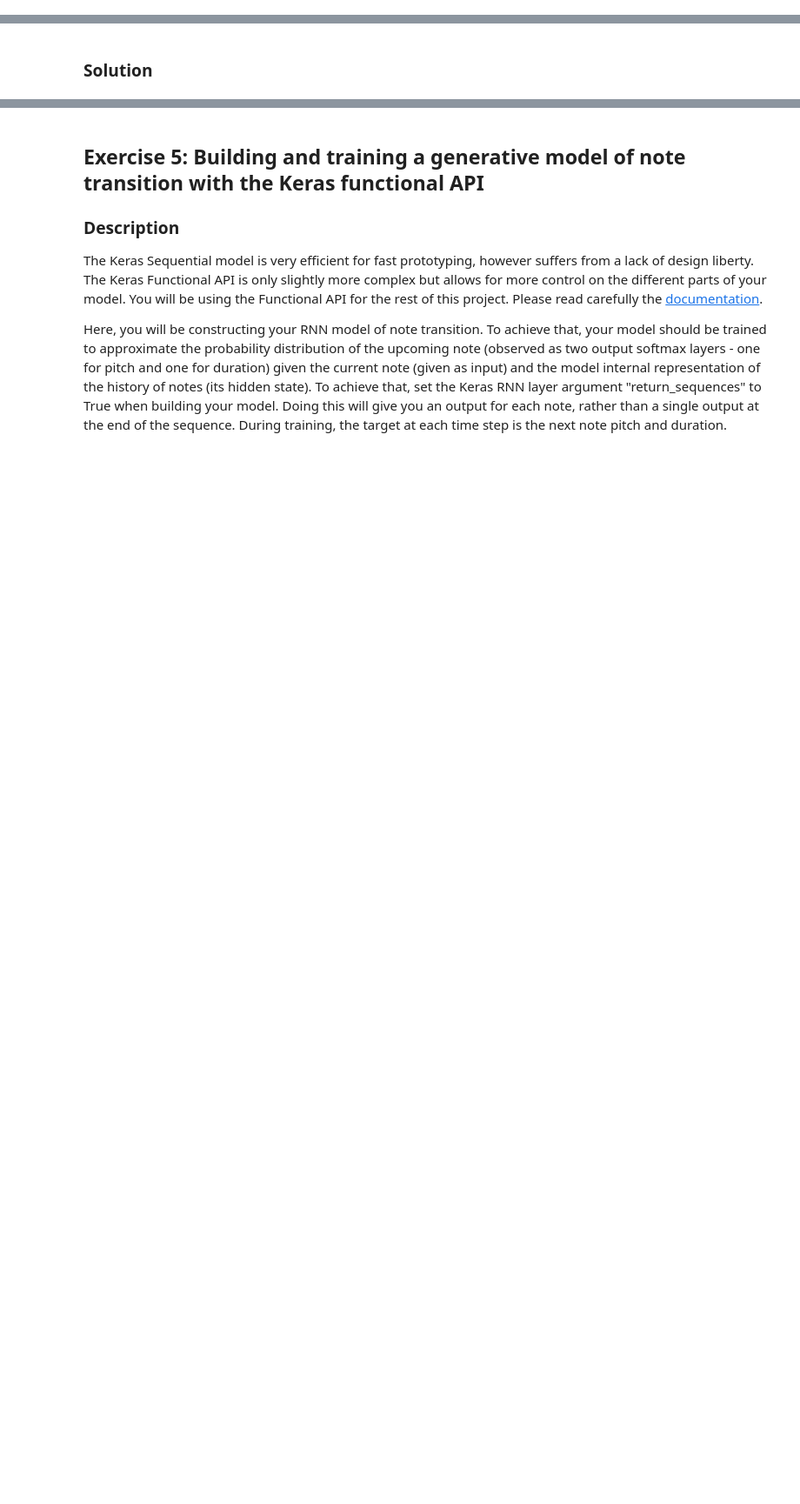
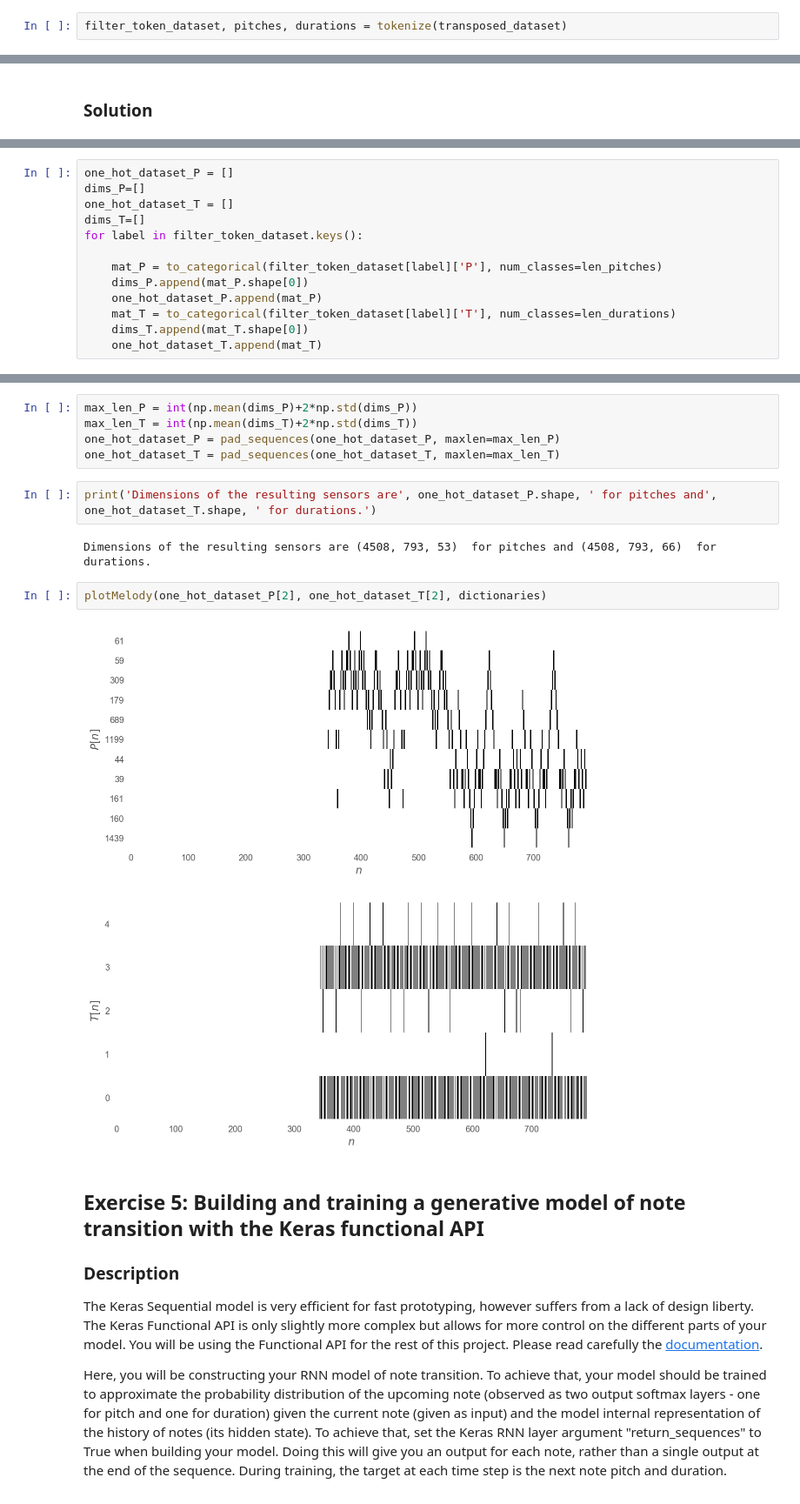
Before and after one commit to SSappy/ANN-Project-1, a Jupyter notebook: miniproject2.ipynb, the cells around one changed output, grey strips where cells are left out. Shown at 87% size. Saved outputs shown, nothing was run; the diff lists cells and outputs as text; blank space fills up the shorter version.

```diff
--- a/miniproject2.ipynb
+++ b/miniproject2.ipynb
@@ -481,0 +566,2 @@ plt.show()
+# %%
+filter_token_dataset, pitches, durations = tokenize(transposed_dataset)
@@ -517,0 +614,13 @@ Finally, we strongly suggest that you save your preprocessed data now.
+# %%
+one_hot_dataset_P = []
+dims_P=[]
+one_hot_dataset_T = []
+dims_T=[]
+for label in filter_token_dataset.keys():
+
+    mat_P = to_categorical(filter_token_dataset[label]['P'], num_classes=len_pitches)
+    dims_P.append(mat_P.shape[0])
+    one_hot_dataset_P.append(mat_P)
+    mat_T = to_categorical(filter_token_dataset[label]['T'], num_classes=len_durations)
+    dims_T.append(mat_T.shape[0])
+    one_hot_dataset_T.append(mat_T)
@@ -518,3 +629,17 @@ Finally, we strongly suggest that you save your preprocessed data now.
+# %%
+max_len_P = int(np.mean(dims_P)+2*np.std(dims_P))
+max_len_T = int(np.mean(dims_T)+2*np.std(dims_T))
+one_hot_dataset_P = pad_sequences(one_hot_dataset_P, maxlen=max_len_P)
+one_hot_dataset_T = pad_sequences(one_hot_dataset_T, maxlen=max_len_T)
+# %%
+print('Dimensions of the resulting sensors are', one_hot_dataset_P.shape, ' for pitches and', one_hot_dataset_T.shape, ' for durations.')
+# %% [output]
+Dimensions of the resulting sensors are (4508, 793, 53)  for pitches and (4508, 793, 66)  for durations.
+# %%
+plotMelody(one_hot_dataset_P[2], one_hot_dataset_T[2], dictionaries)
+# %% [output]
+[figure, added]
+[figure, added]
 # %% [markdown]
 ## Exercise 5: Building and training a generative model of  note transition with the Keras functional API
 ### Description
```
Also changed, not shown: parts of 44 cells of this notebook.
